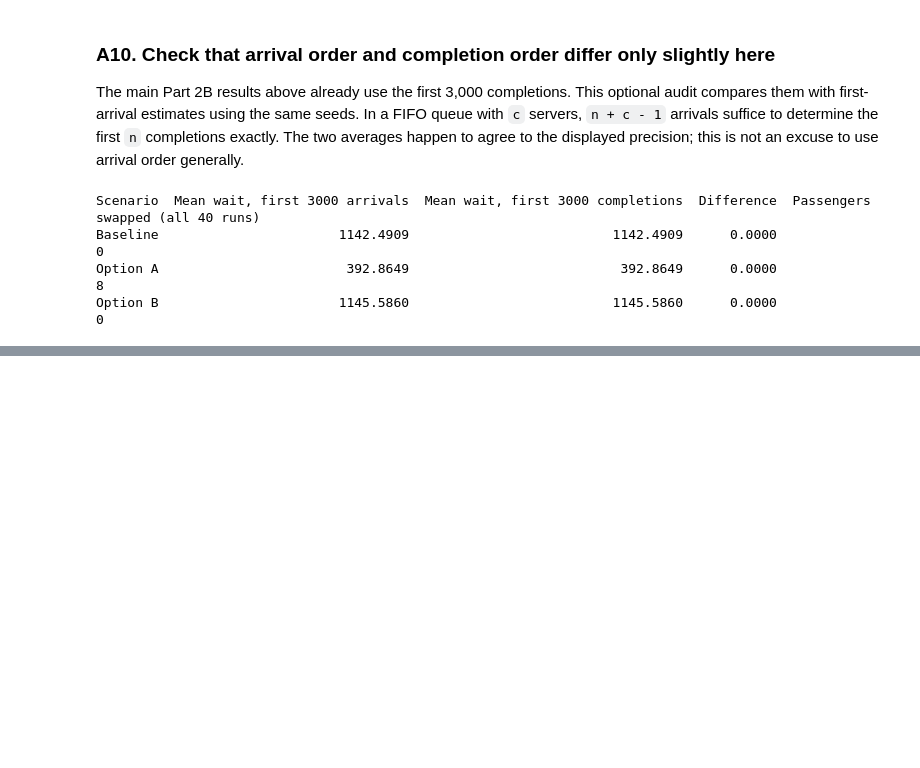
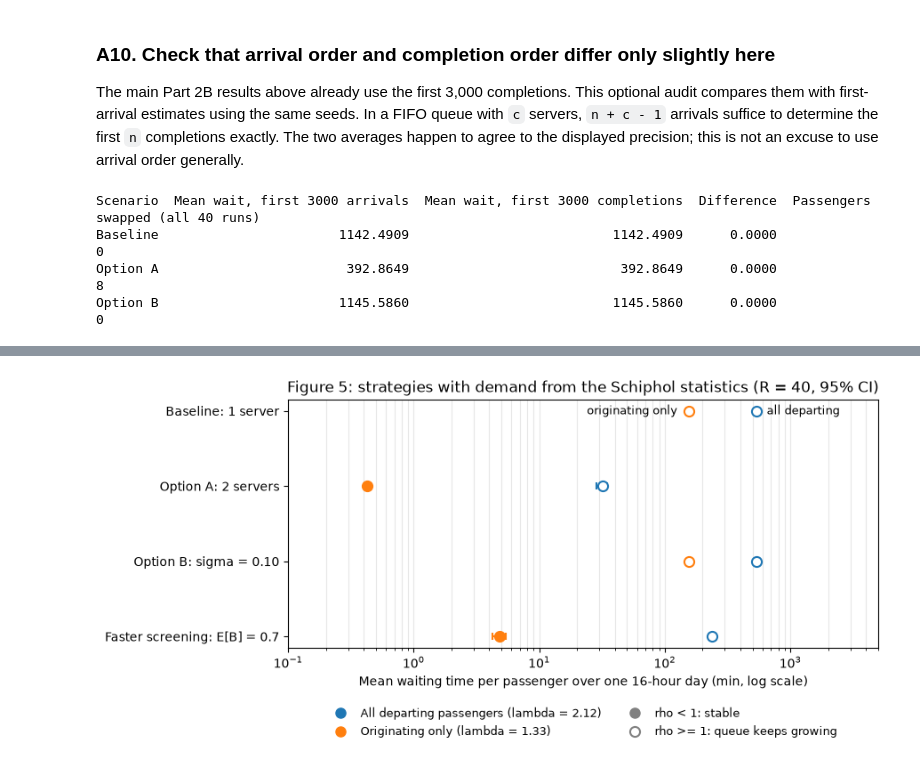
Before and after one commit to MonAmsTeB/StochasticAssignment, a Jupyter notebook: Assignment_2_extra_figures.ipynb, the cells around one changed output, grey strips where cells are left out. Drawn from its saved outputs; the diff is of its cells as text; code cells hidden in the pictures; blank space fills up the shorter version.

```diff
--- a/Assignment_2_extra_figures.ipynb
+++ b/Assignment_2_extra_figures.ipynb
@@ -844,0 +990,53 @@ Option B                       1145.5860                          1145.5860
+# %%
+# Figure 5: mean waiting time per strategy for the two demand levels
+from matplotlib.lines import Line2D
+
+# both demand levels on the same row; direct labels on the baseline row:
+# "originating only" to the left of its marker, "all departing" to the right of its marker
+demand_style = {
+    "All departing passengers": {"color": "C0", "label": "all departing", "dx": 8, "ha": "left"},
+    "Originating only (transfers screened separately)": {"color": "C1", "label": "originating only",
+                                                         "dx": -8, "ha": "right"},
+}
+names = list(strategies.keys())
+
+fig, ax = plt.subplots(figsize=(9, 4.5))
+for dname, st in demand_style.items():
+    lam = lane_rate * shares[dname]
+    for k, sname in enumerate(names):
+        data = bonus[(dname, sname)]
+        low, high = confidence_interval(data, alpha)
+        par = strategies[sname]
+        stable = lam * par["mean_B"] / par["servers"] < 1
+        # filled marker = stable lane (rho < 1), open marker = queue keeps growing (rho >= 1)
+        ax.errorbar(data.mean(), k, xerr=[[data.mean() - low], [high - data.mean()]],
+                    fmt="o", markersize=8, color=st["color"], markeredgewidth=1.5, capsize=3,
+                    markerfacecolor=st["color"] if stable else "white")
+        if sname == "Baseline":
+            ax.annotate(st["label"], xy=(high if st["dx"] > 0 else low, k), xytext=(st["dx"], 0),
+                        textcoords="offset points", ha=st["ha"], va="center", fontsize=9)
+
+ax.set_xscale("log")
+ax.set_xlim(0.1, 5000)
+ax.set_yticks(range(len(names)))
+ax.set_yticklabels(["Baseline: 1 server" if n == "Baseline" else n for n in names])
+ax.invert_yaxis()
+ax.set_xlabel("Mean waiting time per passenger over one 16-hour day (min, log scale)")
+ax.set_title("Figure 5: strategies with demand from the Schiphol statistics (R = 40, 95% CI)")
+ax.grid(alpha=0.3, which="both", axis="x")
+
+handles = [
+    Line2D([], [], color="C0", marker="o", linestyle="", markersize=8,
+           label=f"All departing passengers (lambda = {lane_rate * 0.5:.2f})"),
+    Line2D([], [], color="C1", marker="o", linestyle="", markersize=8,
+           label=f"Originating only (lambda = {lane_rate * orig_share:.2f})"),
+    Line2D([], [], color="gray", marker="o", linestyle="", markersize=8, label="rho < 1: stable"),
+    Line2D([], [], color="gray", marker="o", linestyle="", markersize=8, markerfacecolor="white",
+           markeredgewidth=1.5, label="rho >= 1: queue keeps growing"),
+]
+# legend below the plot, so it never covers a marker
+ax.legend(handles=handles, loc="upper center", bbox_to_anchor=(0.5, -0.2), ncol=2, fontsize=9, frameon=False)
+plt.tight_layout()
+plt.show()
+# %% [output]
+[figure, added]
```
Also changed, not shown: parts of 6 cells of this notebook, 14 other files.
